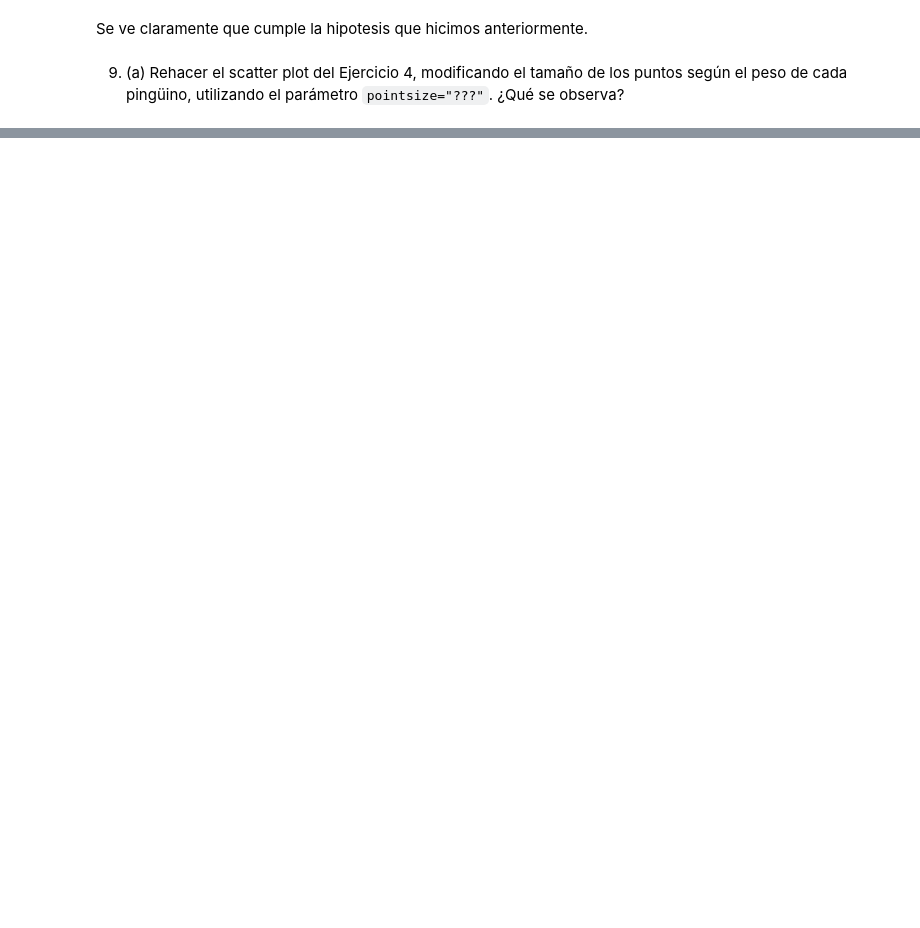
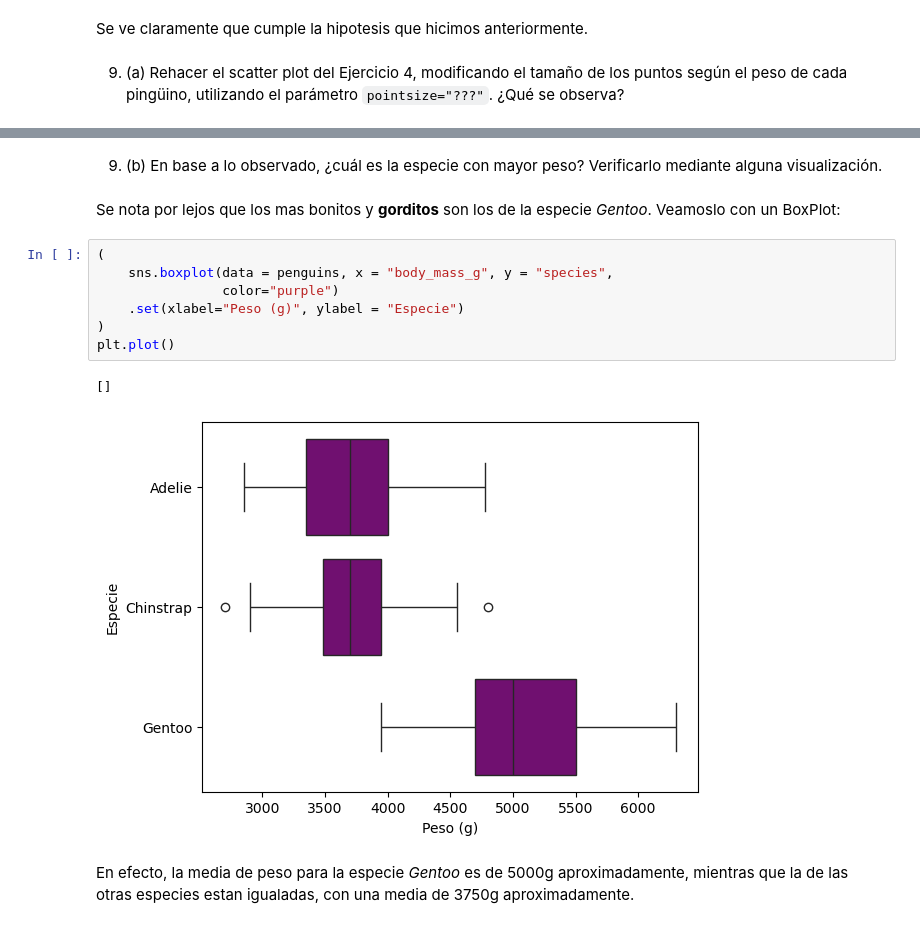
Before and after one commit to lmendezayl/uba-ldd-ic, a Jupyter notebook: guias/soluciones/practica3.ipynb, the cells around one changed output, grey strips where cells are left out. Cells and saved outputs as stored; diff of their text form; blank space fills up the shorter version.

```diff
--- a/guias/soluciones/practica3.ipynb
+++ b/guias/soluciones/practica3.ipynb
@@ -294,0 +309,17 @@ peso de cada pingüino, utilizando el parámetro `pointsize="???"`. ¿Qué se ob
+# %% [markdown]
+9. (b) En base a lo observado, ¿cuál es la especie con mayor peso? Verificarlo mediante alguna
+visualización.
+# %% [markdown]
+Se nota por lejos que los mas bonitos y **gorditos** son los de la especie *Gentoo*. Veamoslo con un BoxPlot:
+# %%
+(
+    sns.boxplot(data = penguins, x = "body_mass_g", y = "species",
+                color="purple")
+    .set(xlabel="Peso (g)", ylabel = "Especie")
+)
+plt.plot()
+# %% [output]
+[]
+[figure, added]
+# %% [markdown]
+En efecto, la media de peso para la especie *Gentoo* es de 5000g aproximadamente, mientras que la de las otras especies estan igualadas, con una media de 3750g aproximadamente.
```
Also changed, not shown: parts of 10 cells of this notebook.
